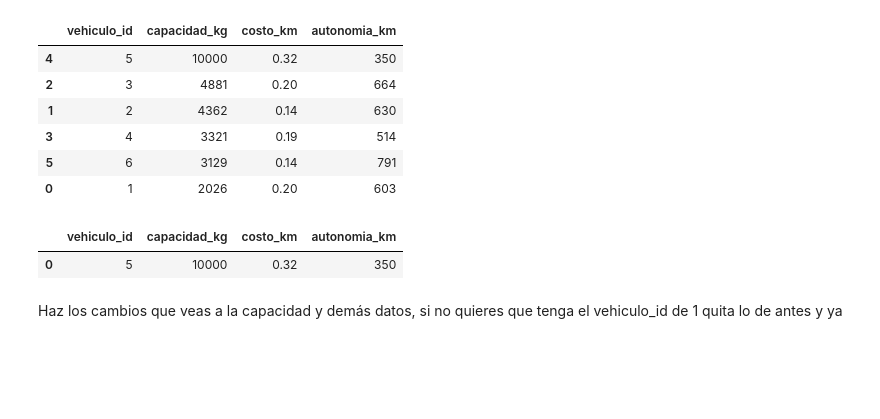
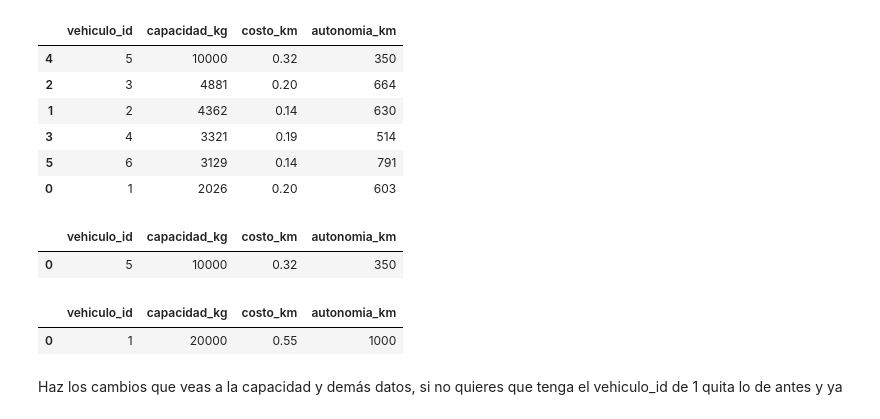
Before and after one commit to GamblerRunner/P1_MercanciasPerecederas, a Jupyter notebook: Notebooks/modeling_final/Caso4_PulP.ipynb, the cells around one changed output. Cells and saved outputs as stored; diff of their text form; code cells hidden in the pictures; blank space fills up the shorter version.

```diff
--- a/Notebooks/modeling_final/Caso4_PulP.ipynb
+++ b/Notebooks/modeling_final/Caso4_PulP.ipynb
@@ -44,6 +44,11 @@ df_unico_vehiculo.at[0, 'costo_km'] = 0.55
 df_unico_vehiculo.at[0, 'autonomia_km'] = 1000
 df_unico_vehiculo.at[0, 'capacidad_kg'] = 20000
 df_vehicle = df_unico_vehiculo
+# %%
+df_vehicle
+# %% [output]
+|  | vehiculo_id | capacidad_kg | costo_km | autonomia_km |
+| 0 | 1 | 20000 | 0.55 | 1000 |
 # %% [markdown]
 Haz los cambios que veas a la capacidad y demás datos, si no quieres que tenga el vehiculo_id de 1 quita lo de antes y ya
 # %%
```
Also changed, not shown: 2 other files.
